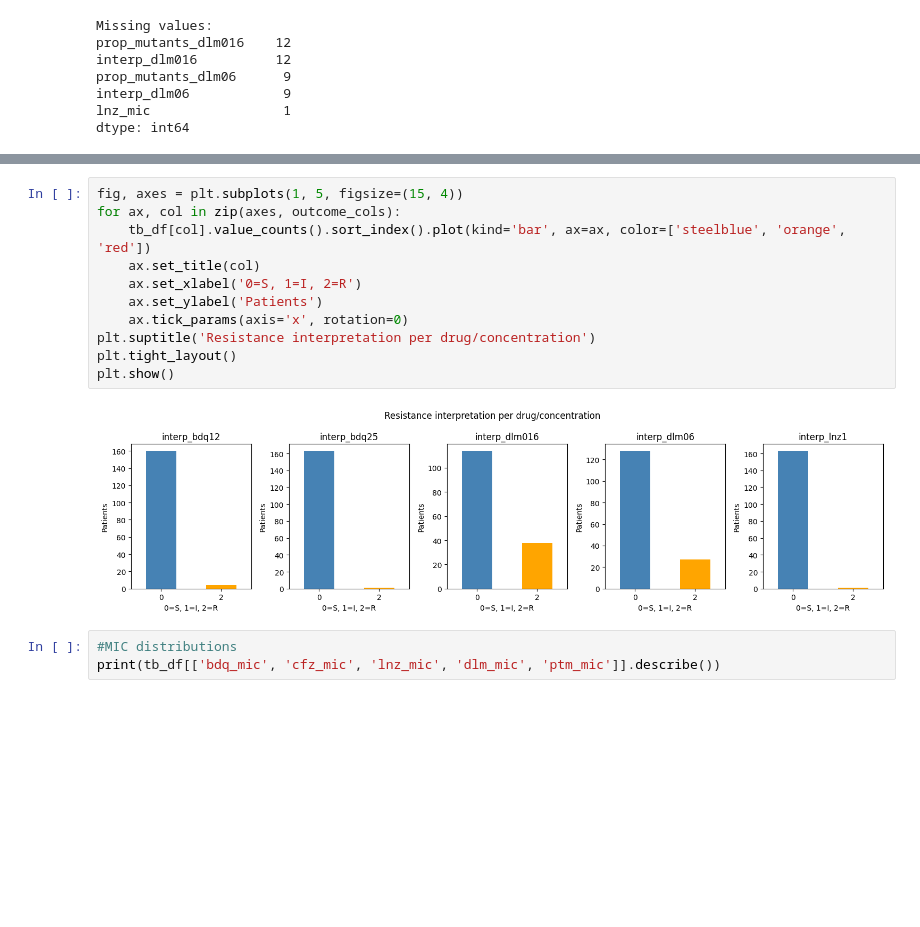
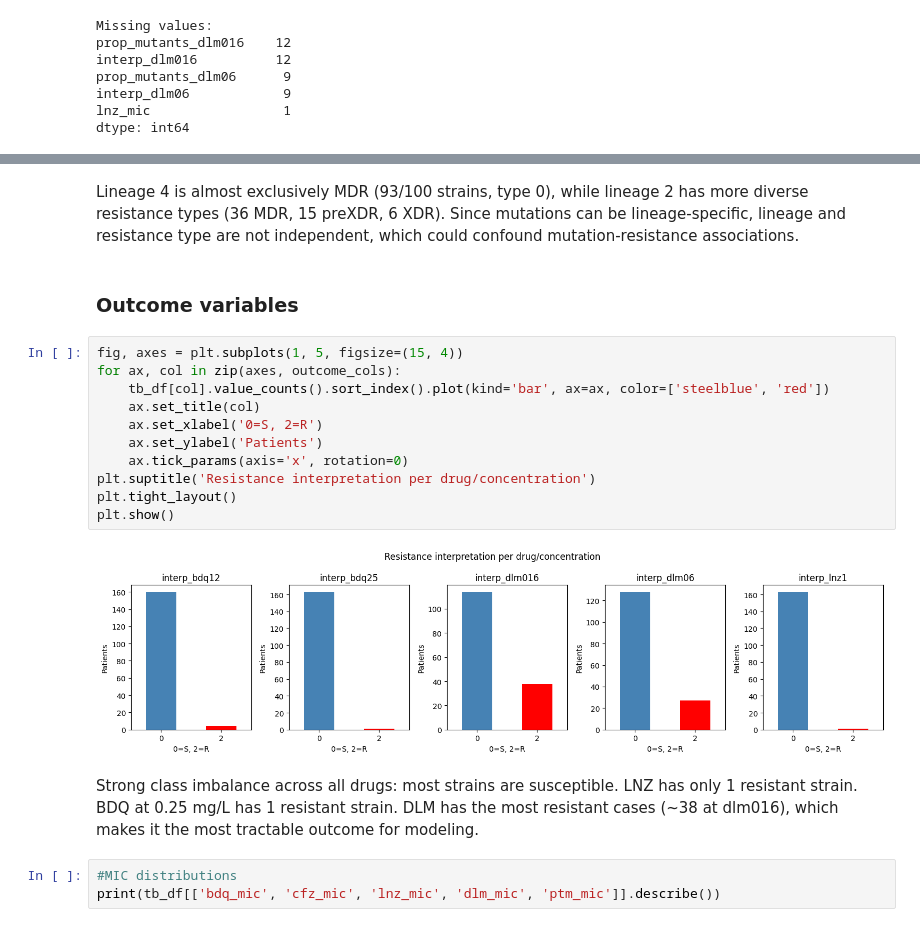
Before and after one commit to YasmineParent/tb_internship, a Jupyter notebook: notebooks/data_exploration.ipynb, the cells around one changed output, grey strips where cells are left out. Cells and saved outputs as stored; diff of their text form; blank space fills up the shorter version.

Commit message:
data exploration: class balance, MIC distributions, mutation prevalence

```diff
--- a/notebooks/data_exploration.ipynb
+++ b/notebooks/data_exploration.ipynb
@@ -53,16 +99,22 @@ dtype: int64
+# %% [markdown]
+Lineage 4 is almost exclusively MDR (93/100 strains, type 0), while lineage 2 has more diverse resistance types (36 MDR, 15 preXDR, 6 XDR). Since mutations can be lineage-specific, lineage and resistance type are not independent, which could confound mutation-resistance associations.
+# %% [markdown]
+### Outcome variables
 # %%
 fig, axes = plt.subplots(1, 5, figsize=(15, 4))
 for ax, col in zip(axes, outcome_cols):
-    tb_df[col].value_counts().sort_index().plot(kind='bar', ax=ax, color=['steelblue', 'orange', 'red'])
+    tb_df[col].value_counts().sort_index().plot(kind='bar', ax=ax, color=['steelblue', 'red'])
     ax.set_title(col)
-    ax.set_xlabel('0=S, 1=I, 2=R')
+    ax.set_xlabel('0=S, 2=R')
     ax.set_ylabel('Patients')
     ax.tick_params(axis='x', rotation=0)
 plt.suptitle('Resistance interpretation per drug/concentration')
 plt.tight_layout()
 plt.show()
 # %% [output]
-[figure, old version]
+[figure, new version]
+# %% [markdown]
+Strong class imbalance across all drugs: most strains are susceptible. LNZ has only 1 resistant strain. BDQ at 0.25 mg/L has 1 resistant strain. DLM has the most resistant cases (~38 at dlm016), which makes it the most tractable outcome for modeling.
 # %%
 #MIC distributions
 print(tb_df[['bdq_mic', 'cfz_mic', 'lnz_mic', 'dlm_mic', 'ptm_mic']].describe())
```
Also changed, not shown: parts of 15 cells of this notebook.
